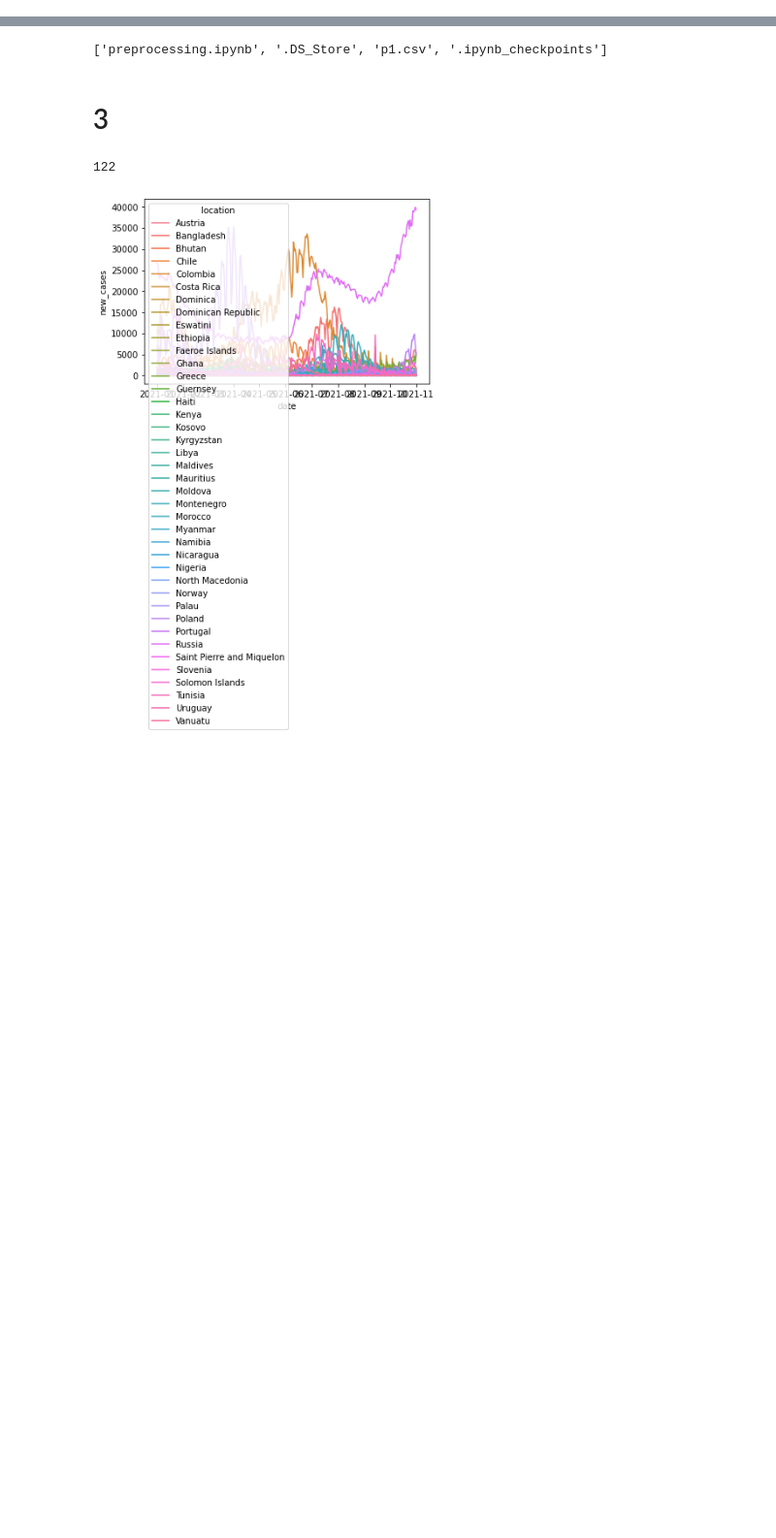
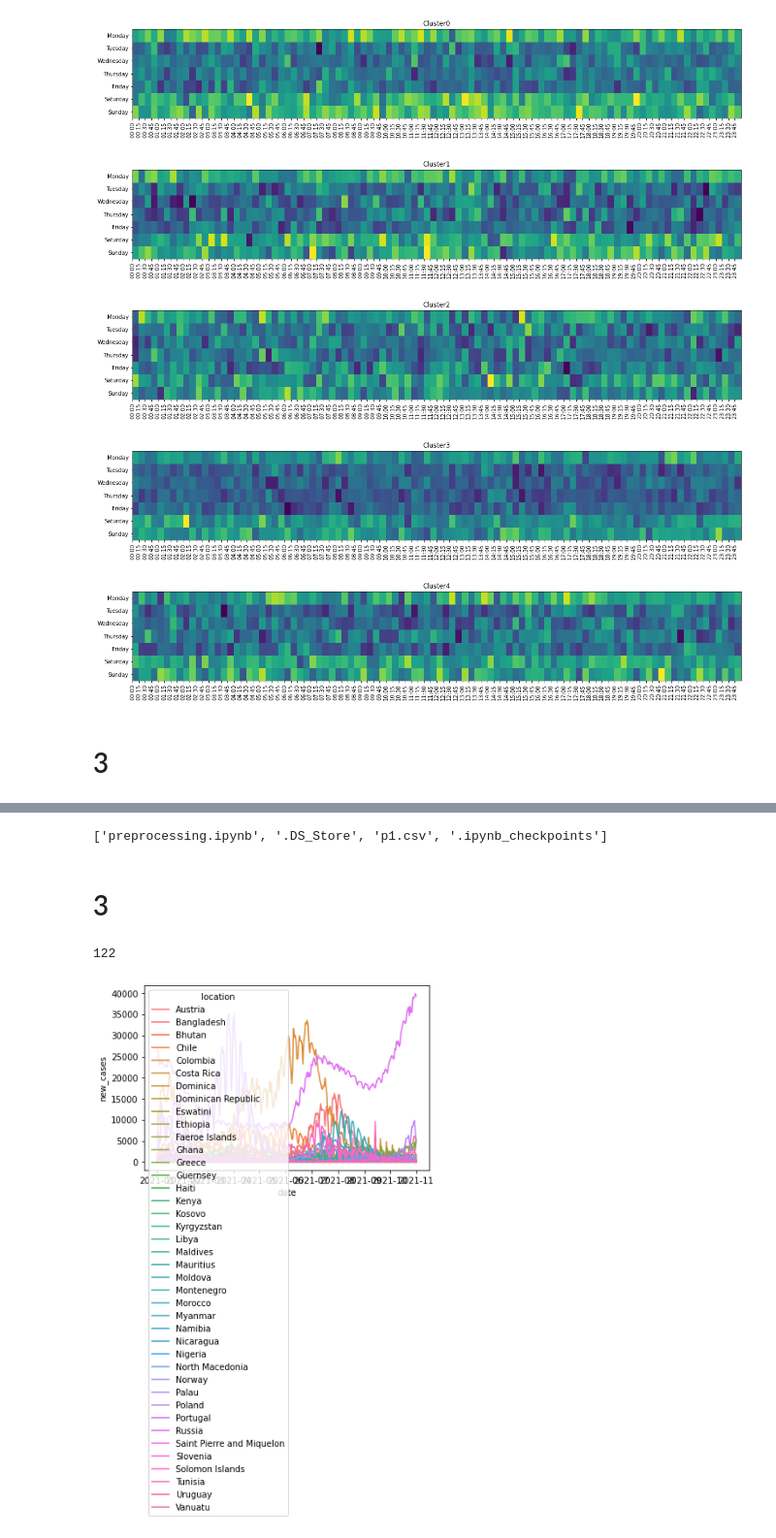
Before and after one commit to Datamanim/datarepo, a Jupyter notebook: adp/preprocessing.ipynb, the cells around one changed output, grey strips where cells are left out. Shown at 97% size. Saved outputs shown, nothing was run; the diff lists cells and outputs as text; code cells hidden in the pictures; blank space fills up the shorter version.

```diff
--- a/adp/preprocessing.ipynb
+++ b/adp/preprocessing.ipynb
@@ -34,0 +79,8 @@ pd.concat(z).to_csv('problem2.csv',index=False)
+# %%
+tg['day'] = tg.date.dt.day_name()
+# %%
+tg['min'] = tg.date.dt.strftime('%H:%M')
+# %%
+pv = tg.groupby(['Cluster','day','min'],as_index=False).sum()
+# %%
+pvt.iloc[0,:] = 0
@@ -34,0 +89,17 @@ pd.concat(z).to_csv('problem2.csv',index=False)
+# %%
+for v in range(5):
+    plt.figure(figsize=(20,3))
+    target = pv.loc[pv.Cluster==v]
+    pvt = target.pivot(index='day',columns='min',values='power consumption sum').reindex(['Sunday','Saturday','Friday','Thursday','Wednesday','Tuesday','Monday'])
+    plt.pcolor(pvt)
+    plt.title('Cluster'+str(v))
+    plt.xticks(range(len(pvt.columns)),pvt.columns,rotation=90)
+    plt.yticks(np.arange(len(pvt.index))+0.5,pvt.index)
+# %% [output]
+[figure, added]
+[figure, added]
+[figure, added]
+[figure, added]
+[figure, added]
+# %% [markdown]
+# 3
```
Also changed, not shown: parts of 35 cells of this notebook, 3 other files.
